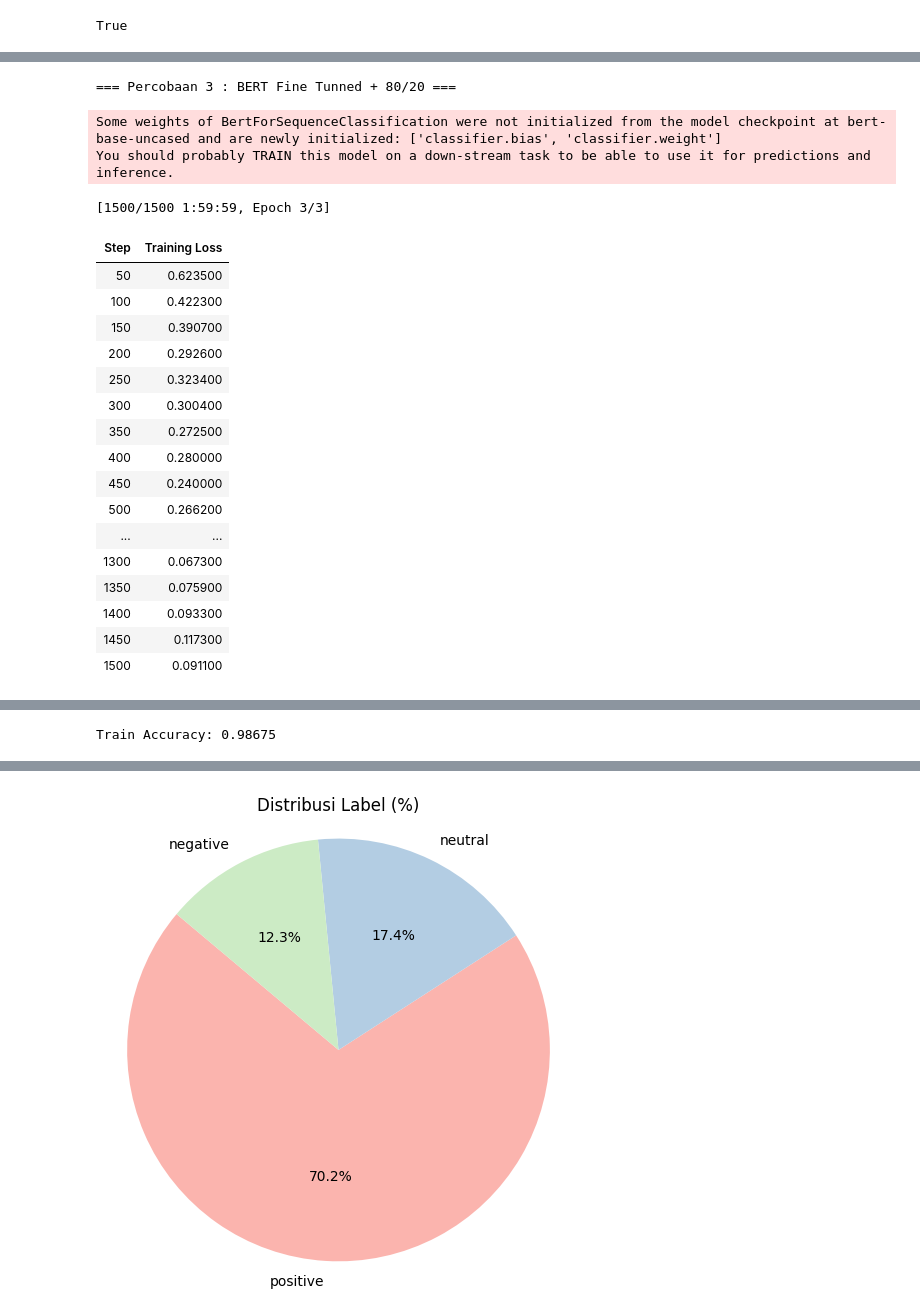
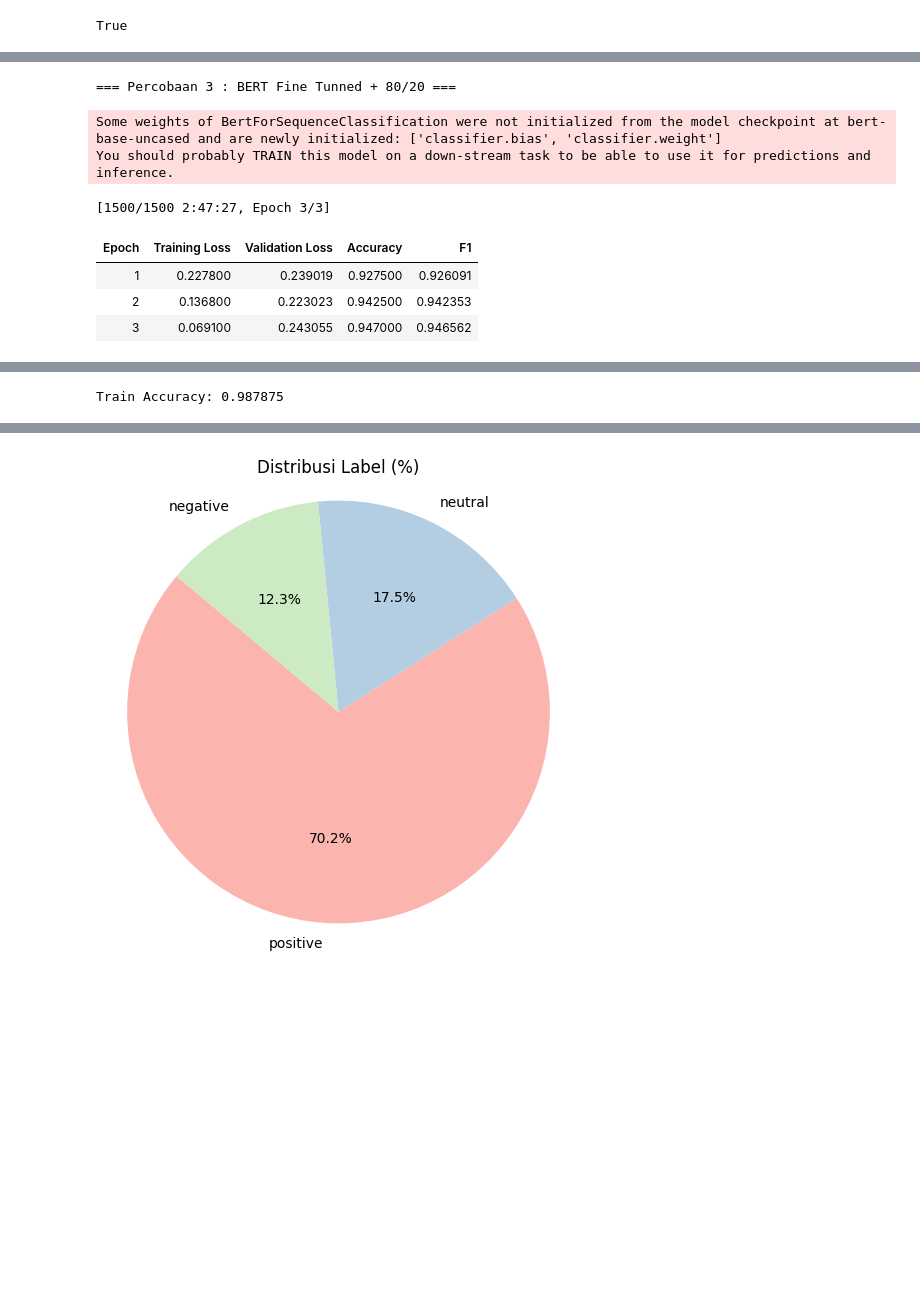
Before and after one commit to m8tyx/Natural-Language-Project, a Jupyter notebook: Pelatihan_Model.ipynb, the cells around one changed output, grey strips where cells are left out. Drawn from its saved outputs; the diff is of its cells as text; code cells hidden in the pictures; blank space fills up the shorter version.

```diff
--- a/Pelatihan_Model.ipynb
+++ b/Pelatihan_Model.ipynb
@@ -66,7 +66,7 @@ def cleaningText(text):
     text = re.sub(r"&\w+;", ' ', text)
     # hapus karakter non-ASCII kecuali emoji
     text = re.sub(r'[^\x00-\x7F]+', ' ', text)
-    # hapus tanda baca kecuali apostrof (biar "i'm" tetap ada)
+    # hapus tanda baca kecuali apostrof (biar kontraksi bisa di-expand)
     text = re.sub(r"[^\w\s']", '', text)
     # ubah newline ke spasi
     text = text.replace("\n", " ")
@@ -76,7 +76,7 @@ def cleaningText(text):
 
 # 2. Casefolding
 def casefoldingText(text):
-    return text.lower()
+    return text.casefold()  # lebih aman dari lower()
 
 # Fungsi expand contraction
 def expand_contractions(text):
@@ -84,7 +84,11 @@ def expand_contractions(text):
 
 # 3. Tokenizing
 def tokenizingText(text):
-    return word_tokenize(text)
+    # Tokenisasi
+    tokens = word_tokenize(text)
+    # Hapus apostrof tunggal yang tersisa (misal 's atau 're)
+    tokens = [token.replace("'", "") for token in tokens]
+    return tokens
 
 # 4. Stopwords Filtering
 stop_words = set(stopwords.words('english'))
@@ -350,7 +353,7 @@ Test Accuracy: 0.9084
 weighted avg       0.91      0.91      0.91      2500
 # %%
 print("\n=== Percobaan 3 : BERT Fine Tunned + 80/20 ===")
-# 1. Encode label y
+# 1. Encode label
 le = LabelEncoder()
 y_encoded = le.fit_transform(y)  # ['negative','neutral','positive'] -> [0,1,2]
 
@@ -359,88 +362,77 @@ X_train, X_test, y_train, y_test = train_test_split(
     X, y_encoded, test_size=0.2, random_state=42, stratify=y_encoded
 )
 
-# 3. Siapkan DataFrame untuk HuggingFace
+# 3. HuggingFace Dataset
 df_train = pd.DataFrame({'text': X_train, 'label': y_train})
 df_test = pd.DataFrame({'text': X_test, 'label': y_test})
-
-# 4. HuggingFace pipeline
 
 train_ds = Dataset.from_pandas(df_train)
 test_ds = Dataset.from_pandas(df_test)
 
+# 4. Tokenizer + preprocessing
 tokenizer = BertTokenizerFast.from_pretrained('bert-base-uncased')
 
 def preprocess(batch):
-    return tokenizer(batch['text'], truncation=True, padding='max_length', max_length=128)
+    return tokenizer(batch['text'], truncation=True, padding=True)  # dynamic padding
 
 train_ds = train_ds.map(preprocess, batched=True)
 test_ds = test_ds.map(preprocess, batched=True)
 
-model = BertForSequenceClassification.from_pretrained('bert-base-uncased', num_labels=3)
+# 5. Model
+model = BertForSequenceClassification.from_pretrained(
+    'bert-base-uncased',
+    num_labels=3
+)
 
-training_args = TrainingArguments(
-    output_dir='./results',
-    num_train_epochs=3,
-    per_device_train_batch_size=16,
-    per_device_eval_batch_size=32,
-    logging_dir='./logs',
-    logging_steps=50)
+# 6. Data collator
+data_collator = DataCollatorWithPadding(tokenizer=tokenizer)
 
+# 7. Metrics
 def compute_metrics(eval_pred):
     logits, labels = eval_pred
     preds = logits.argmax(-1)
     acc = accuracy_score(labels, preds)
     f1 = f1_score(labels, preds, average='weighted')
     return {"accuracy": acc, "f1": f1}
 
+# 8. Trainer
 trainer = Trainer(
     model=model,
     args=training_args,
     train_dataset=train_ds,
     eval_dataset=test_ds,
+    tokenizer=tokenizer,
+    data_collator=data_collator,
     compute_metrics=compute_metrics
 )
 
+# 9. Train model
 trainer.train()
-# Evaluasi BERT Fine-tuned
 
-# Prediksi pada training set
+# 10. Evaluate
+# Training set
 train_pred = trainer.predict(train_ds)
 y_train_true = train_pred.label_ids
 y_train_pred = train_pred.predictions.argmax(-1)
-train_acc_bert = accuracy_score(y_train_true, y_train_pred)
-print("Train Accuracy:", train_acc_bert)
+print("Train Accuracy:", accuracy_score(y_train_true, y_train_pred))
 
-# Prediksi pada testing set
+# Testing set
 test_pred = trainer.predict(test_ds)
 y_test_true = test_pred.label_ids
 y_test_pred = test_pred.predictions.argmax(-1)
-test_acc_bert = accuracy_score(y_test_true, y_test_pred)
-print("Test Accuracy:", test_acc_bert)
+print("Test Accuracy:", accuracy_score(y_test_true, y_test_pred))
 
+# Classification report
 print(classification_report(y_test_true, y_test_pred, target_names=le.classes_))
 # %% [output]
 === Percobaan 3 : BERT Fine Tunned + 80/20 ===
 Some weights of BertForSequenceClassification were not initialized from the model checkpoint at bert-base-uncased and are newly initialized: ['classifier.bias', 'classifier.weight']
 You should probably TRAIN this model on a down-stream task to be able to use it for predictions and inference.
-[1500/1500 1:59:59, Epoch 3/3]
+[1500/1500 2:47:27, Epoch 3/3]
-| Step | Training Loss |
-| 50 | 0.623500 |
-| 100 | 0.422300 |
-| 150 | 0.390700 |
-| 200 | 0.292600 |
-| 250 | 0.323400 |
-| 300 | 0.300400 |
-| 350 | 0.272500 |
-| 400 | 0.280000 |
-| 450 | 0.240000 |
-| 500 | 0.266200 |
-| ... | ... |
-| 1300 | 0.067300 |
-| 1350 | 0.075900 |
-| 1400 | 0.093300 |
-| 1450 | 0.117300 |
-| 1500 | 0.091100 |
+| Epoch | Training Loss | Validation Loss | Accuracy | F1 |
+| 1 | 0.227800 | 0.239019 | 0.927500 | 0.926091 |
+| 2 | 0.136800 | 0.223023 | 0.942500 | 0.942353 |
+| 3 | 0.069100 | 0.243055 | 0.947000 | 0.946562 |
 [interactive output not drawn]
-Train Accuracy: 0.98675
+Train Accuracy: 0.987875
 [interactive output not drawn]
```
Also changed, not shown: parts of 8 cells of this notebook.
